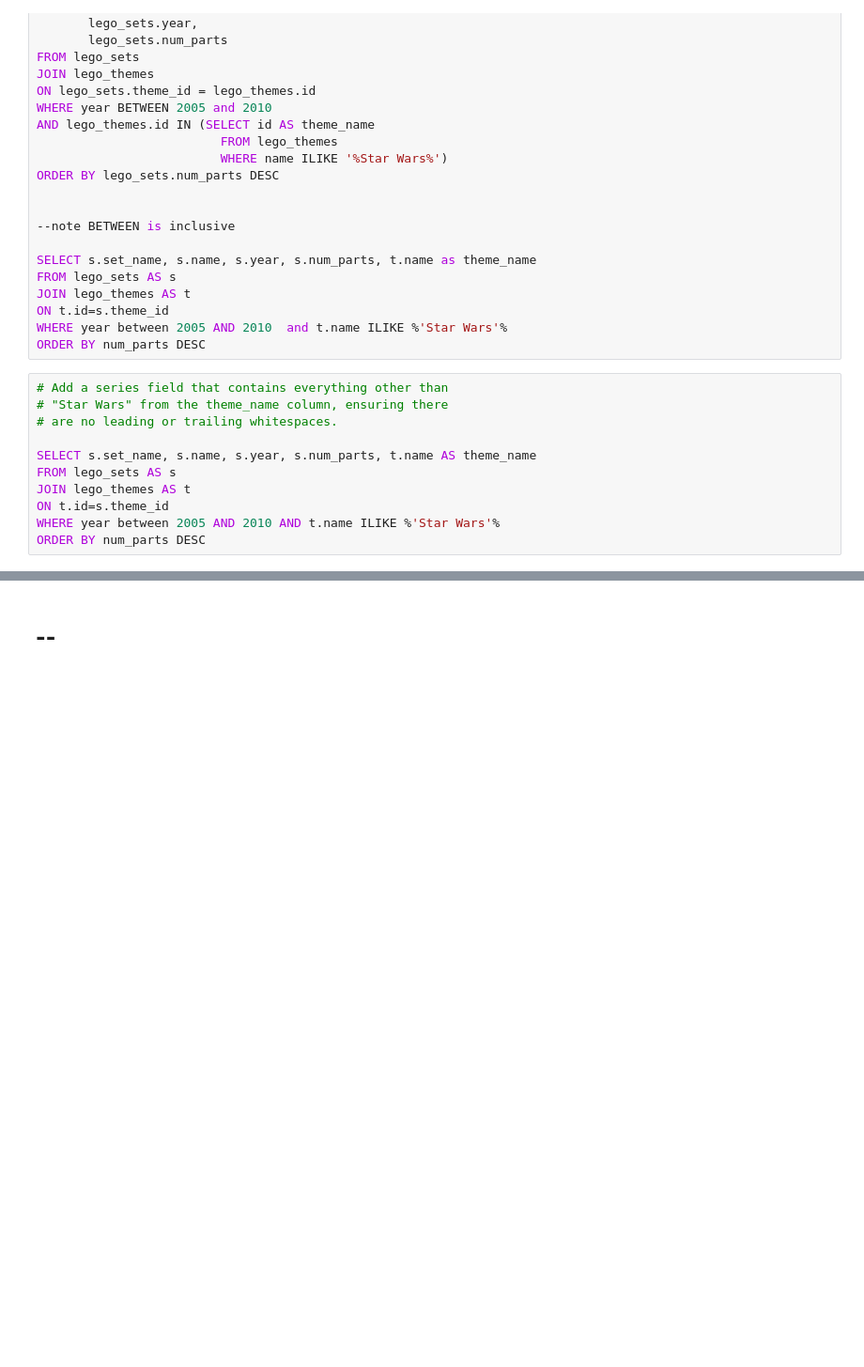
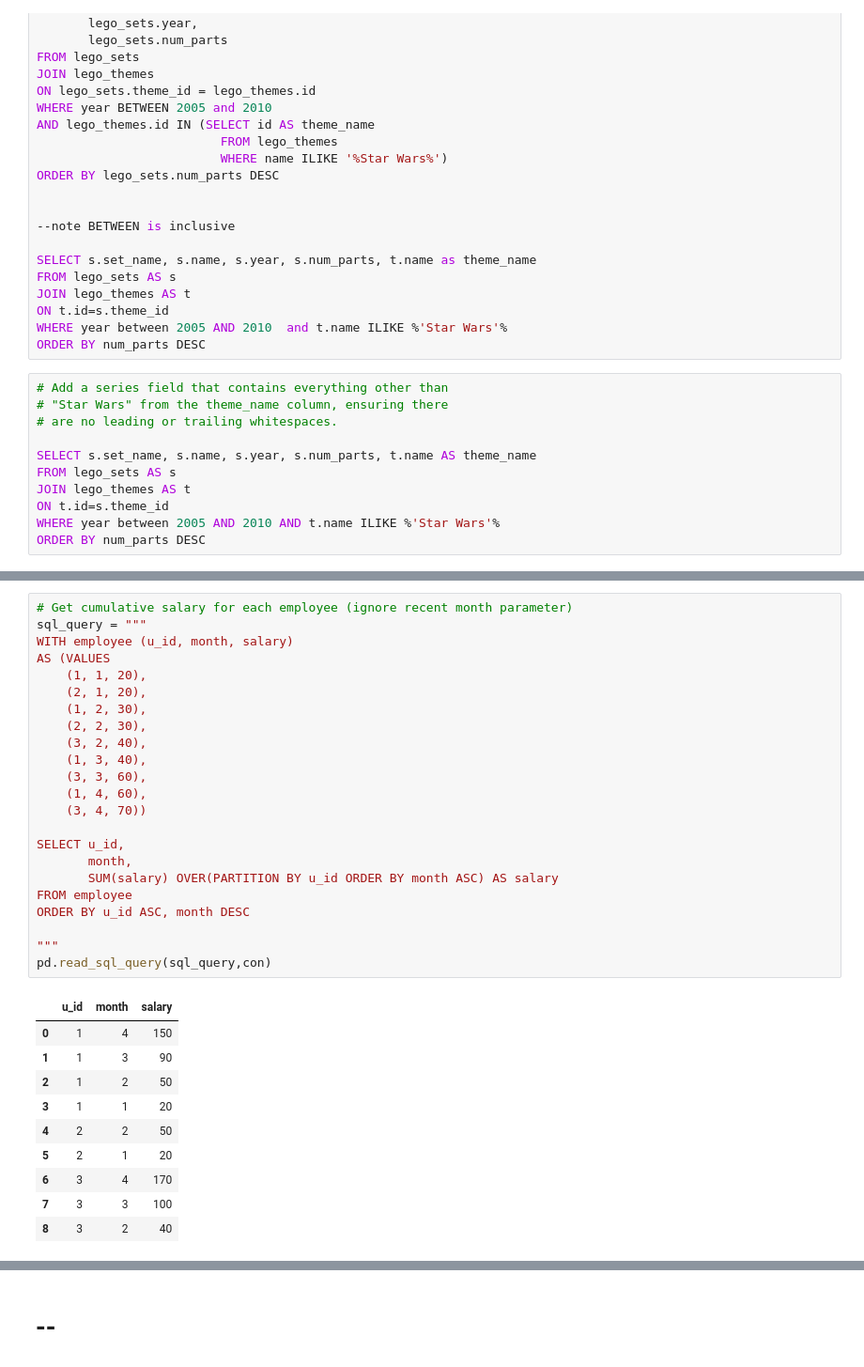
Before and after one commit to benslack19/my_DS_notes, a Jupyter notebook: SQL/SQLqueries_daily_problems_3.ipynb, the cells around one changed output, grey strips where cells are left out. Shown at 94% size. Cells and saved outputs as stored; diff of their text form; blank space fills up the shorter version.

```diff
--- a/SQL/SQLqueries_daily_problems_3.ipynb
+++ b/SQL/SQLqueries_daily_problems_3.ipynb
@@ -2143,0 +2485,34 @@ ORDER BY num_parts DESC
+# %%
+# Get cumulative salary for each employee (ignore recent month parameter)
+sql_query = """
+WITH employee (u_id, month, salary)
+AS (VALUES
+    (1, 1, 20),
+    (2, 1, 20),
+    (1, 2, 30),
+    (2, 2, 30),
+    (3, 2, 40),
+    (1, 3, 40),
+    (3, 3, 60),
+    (1, 4, 60),
+    (3, 4, 70))
+
+SELECT u_id,
+       month,
+       SUM(salary) OVER(PARTITION BY u_id ORDER BY month ASC) AS salary
+FROM employee
+ORDER BY u_id ASC, month DESC
+
+"""
+pd.read_sql_query(sql_query,con)
+# %% [output]
+|  | u_id | month | salary |
+| 0 | 1 | 4 | 150 |
+| 1 | 1 | 3 | 90 |
+| 2 | 1 | 2 | 50 |
+| 3 | 1 | 1 | 20 |
+| 4 | 2 | 2 | 50 |
+| 5 | 2 | 1 | 20 |
+| 6 | 3 | 4 | 170 |
+| 7 | 3 | 3 | 100 |
+| 8 | 3 | 2 | 40 |
```
Also changed, not shown: parts of 38 cells of this notebook, 7 other files.
